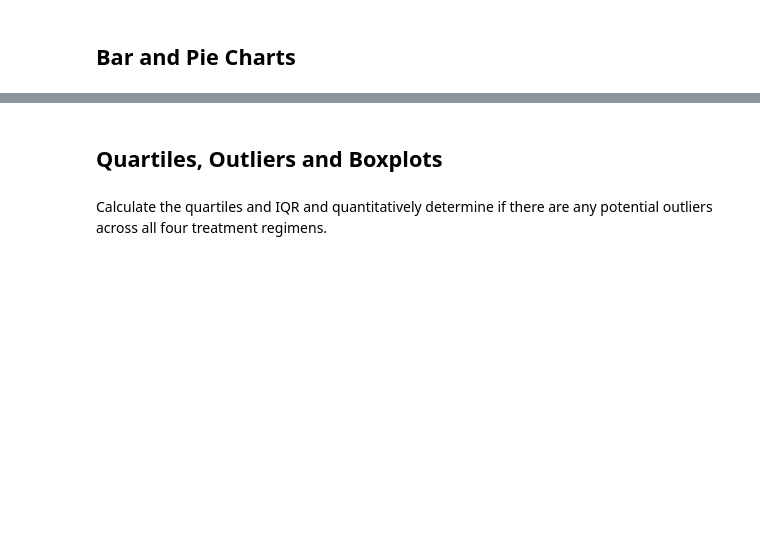
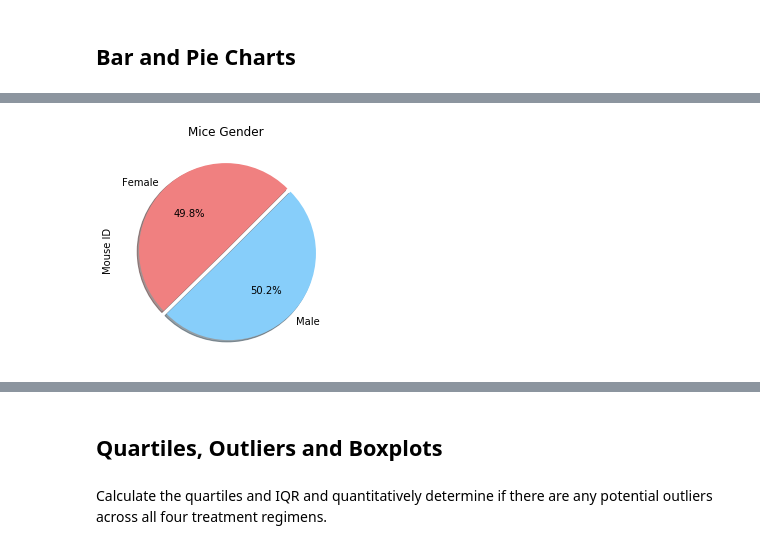
Before and after one commit to Ssimoes48/Plots-Matplotlib, a Jupyter notebook: pymaceuticals_starter.ipynb, the cells around one changed output, grey strips where cells are left out. Cells and saved outputs as stored; diff of their text form; code cells hidden in the pictures; blank space fills up the shorter version.

```diff
--- a/pymaceuticals_starter.ipynb
+++ b/pymaceuticals_starter.ipynb
@@ -83 +135,14 @@ clean_mice_total
+# %%
+# Generate a pie plot showing the distribution of female versus male mice using pandas
+mice_gender = clean_mice_df.groupby(["Sex"])["Mouse ID"].nunique()
+mice_gender
+explode = (0, 0.05)
+colors = ["lightcoral", "lightskyblue"]
+
+mice_gender.plot(kind="pie", explode=explode, shadow=True, startangle=45,
+                 colors=colors, autopct="%1.1f%%", title="Mice Gender")
+
+plt.show()
+# %% [output]
+[figure, added]
 # %%
```
Also changed, not shown: parts of 8 cells of this notebook.
